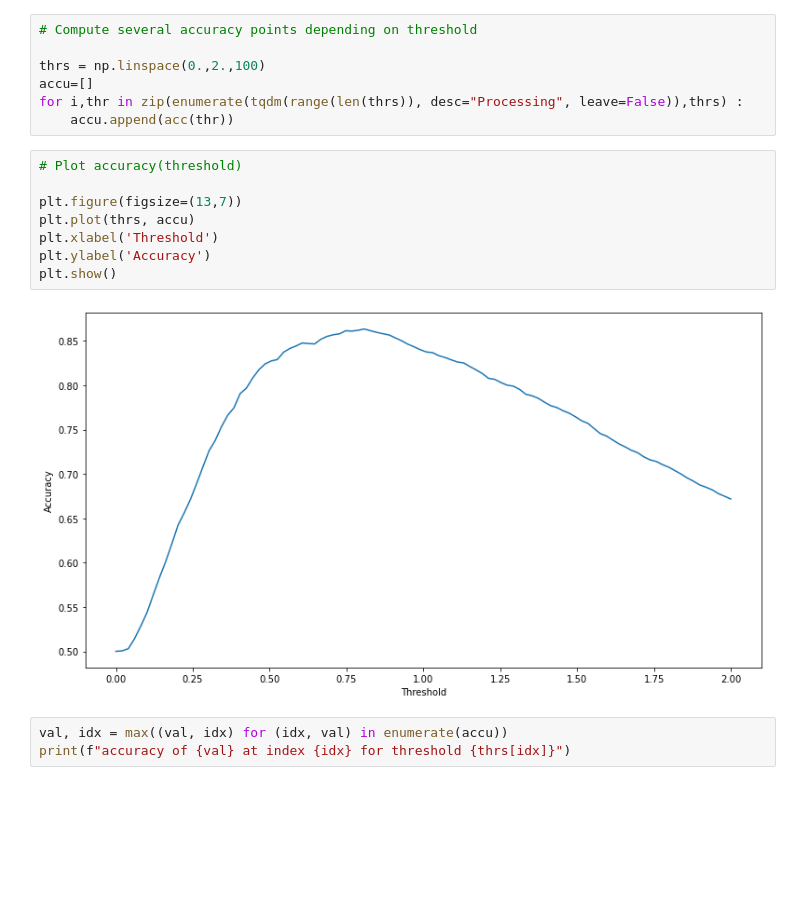
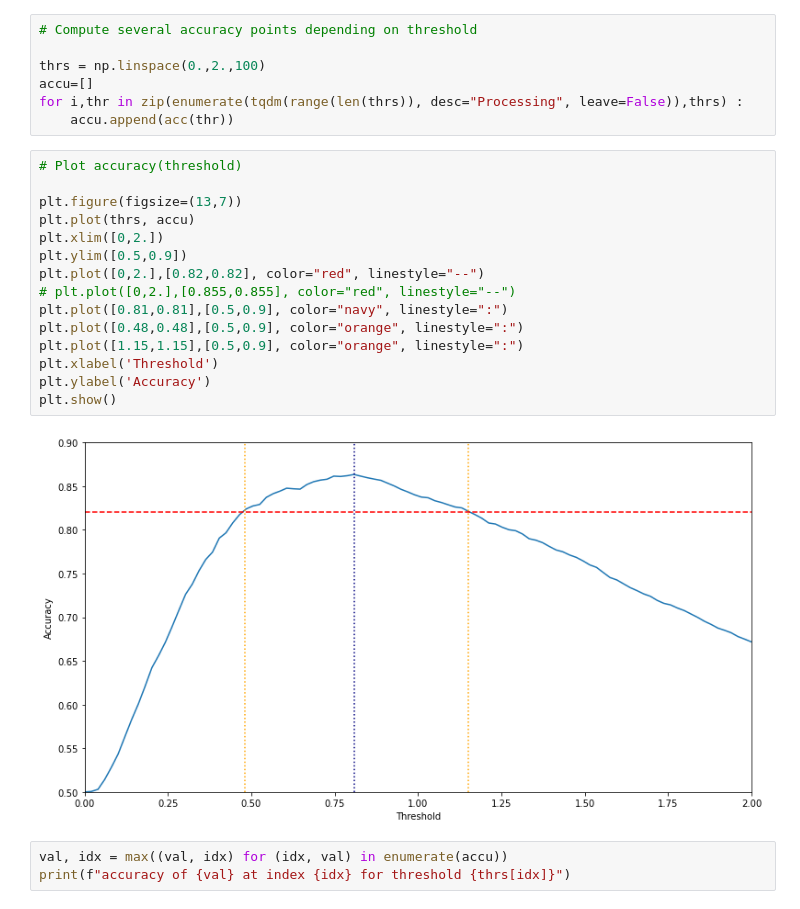
Before and after one commit to mgornet/CNPEN, a Jupyter notebook: Determine_threshold.ipynb, the cells around one changed output. Cells and saved outputs as stored; diff of their text form; blank space fills up the shorter version.

```diff
--- a/Determine_threshold.ipynb
+++ b/Determine_threshold.ipynb
@@ -406,16 +435,23 @@ thrs = np.linspace(0.,2.,100)
 accu=[]
 for i,thr in zip(enumerate(tqdm(range(len(thrs)), desc="Processing", leave=False)),thrs) :
     accu.append(acc(thr))
-# %%
-# Plot accuracy(threshold)
-
-plt.figure(figsize=(13,7))
-plt.plot(thrs, accu)
-plt.xlabel('Threshold')
-plt.ylabel('Accuracy')
-plt.show()
-# %% [output]
-[figure, removed]
+# %%
+# Plot accuracy(threshold)
+
+plt.figure(figsize=(13,7))
+plt.plot(thrs, accu)
+plt.xlim([0,2.])
+plt.ylim([0.5,0.9])
+plt.plot([0,2.],[0.82,0.82], color="red", linestyle="--")
+# plt.plot([0,2.],[0.855,0.855], color="red", linestyle="--")
+plt.plot([0.81,0.81],[0.5,0.9], color="navy", linestyle=":")
+plt.plot([0.48,0.48],[0.5,0.9], color="orange", linestyle=":")
+plt.plot([1.15,1.15],[0.5,0.9], color="orange", linestyle=":")
+plt.xlabel('Threshold')
+plt.ylabel('Accuracy')
+plt.show()
+# %% [output]
+[figure, added]
 # %%
 val, idx = max((val, idx) for (idx, val) in enumerate(accu))
 print(f"accuracy of {val} at index {idx} for threshold {thrs[idx]}")
```
Also changed, not shown: parts of 18 cells of this notebook, 8 other files.
